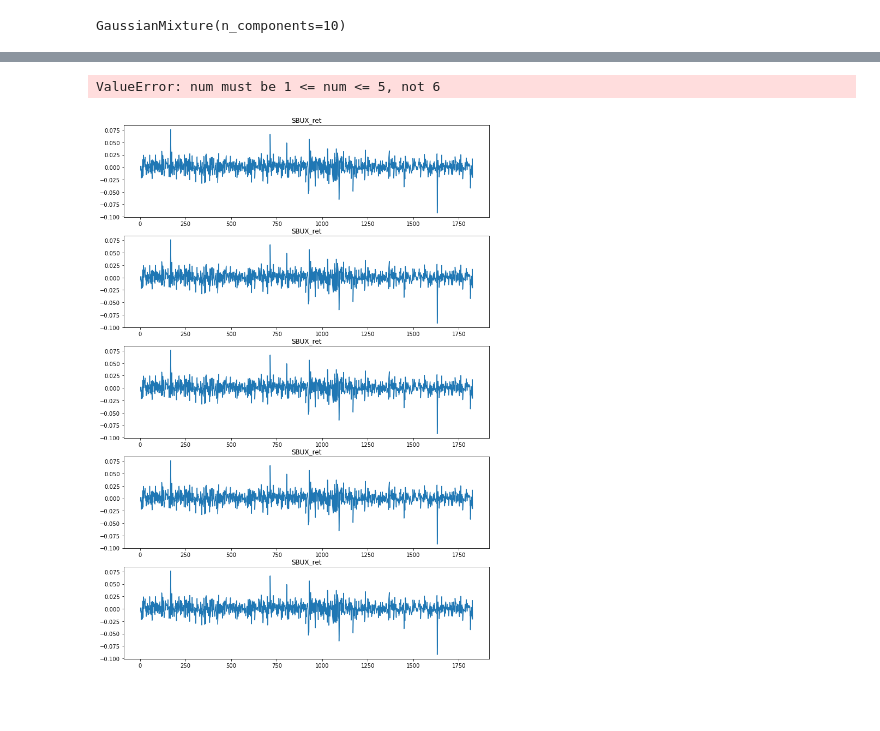
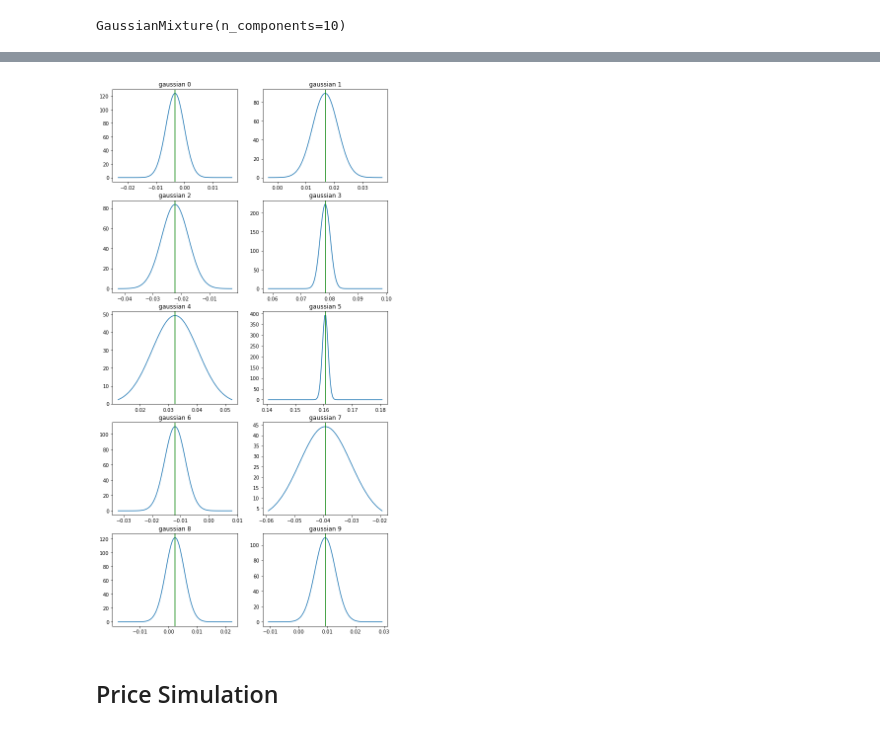
Before and after one commit to emiliocimino/financialengineering, a Jupyter notebook: 1 - Financial Basis/Financial Statistics.ipynb, the cells around one changed output, grey strips where cells are left out. Saved outputs shown, nothing was run; the diff lists cells and outputs as text; code cells hidden in the pictures; blank space fills up the shorter version.

```diff
--- a/1 - Financial Basis/Financial Statistics.ipynb
+++ b/1 - Financial Basis/Financial Statistics.ipynb
@@ -732,4 +730,3 @@ rets_shifted = rets.copy().shift(10).dropna()
 # %%
-goog = rets['GOOG_ret']
-goog_shift = rets_shifted['GOOG_ret'].rename('GOOG_ret_shifted')
+goog = rets['GOOG_ret'].dropna()
 # %%
@@ -752,6 +741,6 @@ sns.pairplot(joined_shift)
 # %%
 model = GaussianMixture(n_components = 10)
-model.fit(rets.dropna())
+model.fit(goog.dropna().to_numpy().reshape(-1,1))
 # %% [output]
 GaussianMixture(n_components=10)
 # %%
@@ -759,5 +748,7 @@ weights = model.weights_
 means = model.means_
 cov = model.covariances_
 
+means = means.flatten()
+cov = cov.flatten()
 print(f"Weights: {weights} \nMeans:{means} \nVariances: {cov} ")
 # %% [output]
@@ -781,6 +762,14 @@ Means:[[-3.74557037e-03 -1.09822569e-02 -5.45957365e-03 -1.36407092e-02
-# %%
-for i in range(len(weights)):
-    plt.subplot(len(rets.columns), 1, i+1)
-# %% [output]
-ValueError: num must be 1 <= num <= 5, not 6
-[figure, removed]
+# %%
+
+plt.figure(figsize=(10, 20))
+for i in range(len(weights)):
+    x_list = np.linspace(means[i]-0.02, means[i]+0.02, 100)
+    plt.subplot(5, 2, i+1)
+    fx0 = norm.pdf(x_list, means[i], np.sqrt(cov[i]))
+    plt.title(f"gaussian {i}")
+    plt.plot(x_list, fx0)
+    plt.axvline(means[i], c="g", label="mean")
+# %% [output]
+[figure, added]
+# %% [markdown]
+## Price Simulation
```
Also changed, not shown: parts of 17 cells of this notebook.
